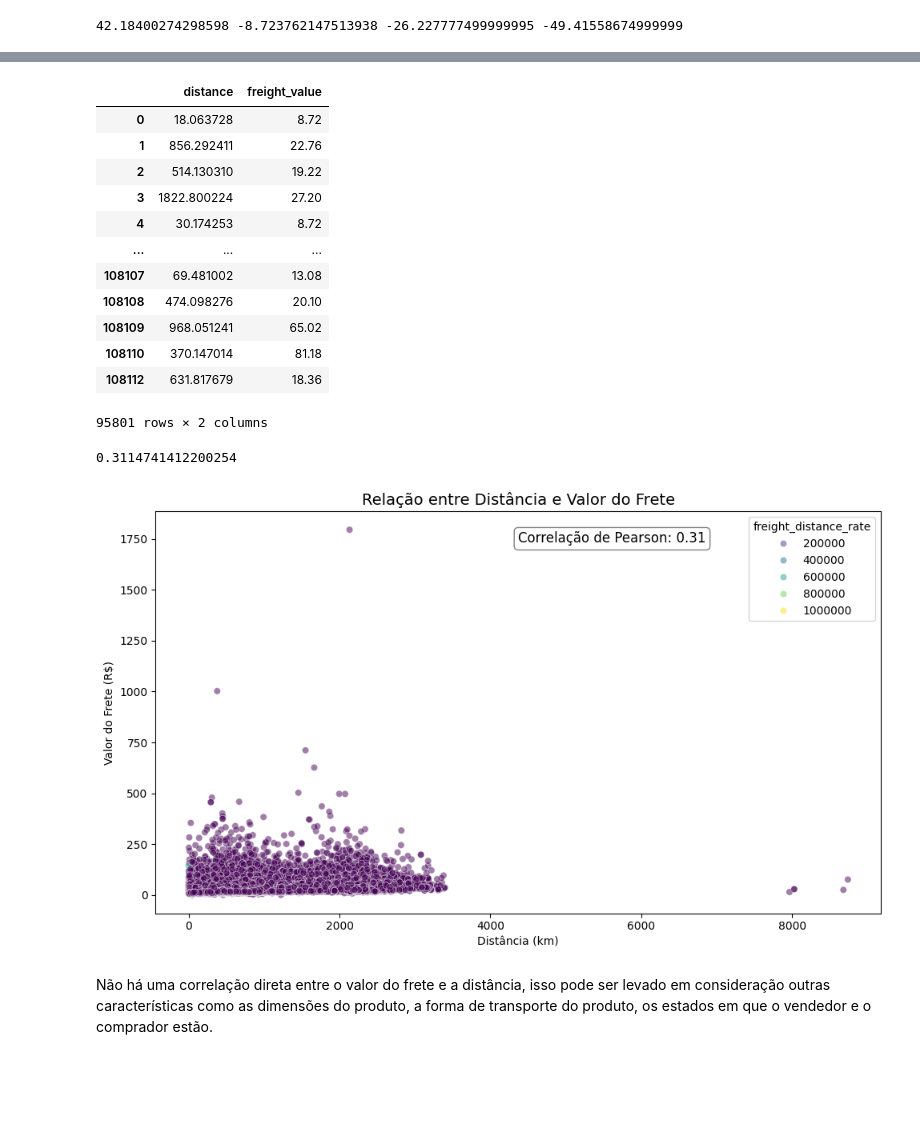
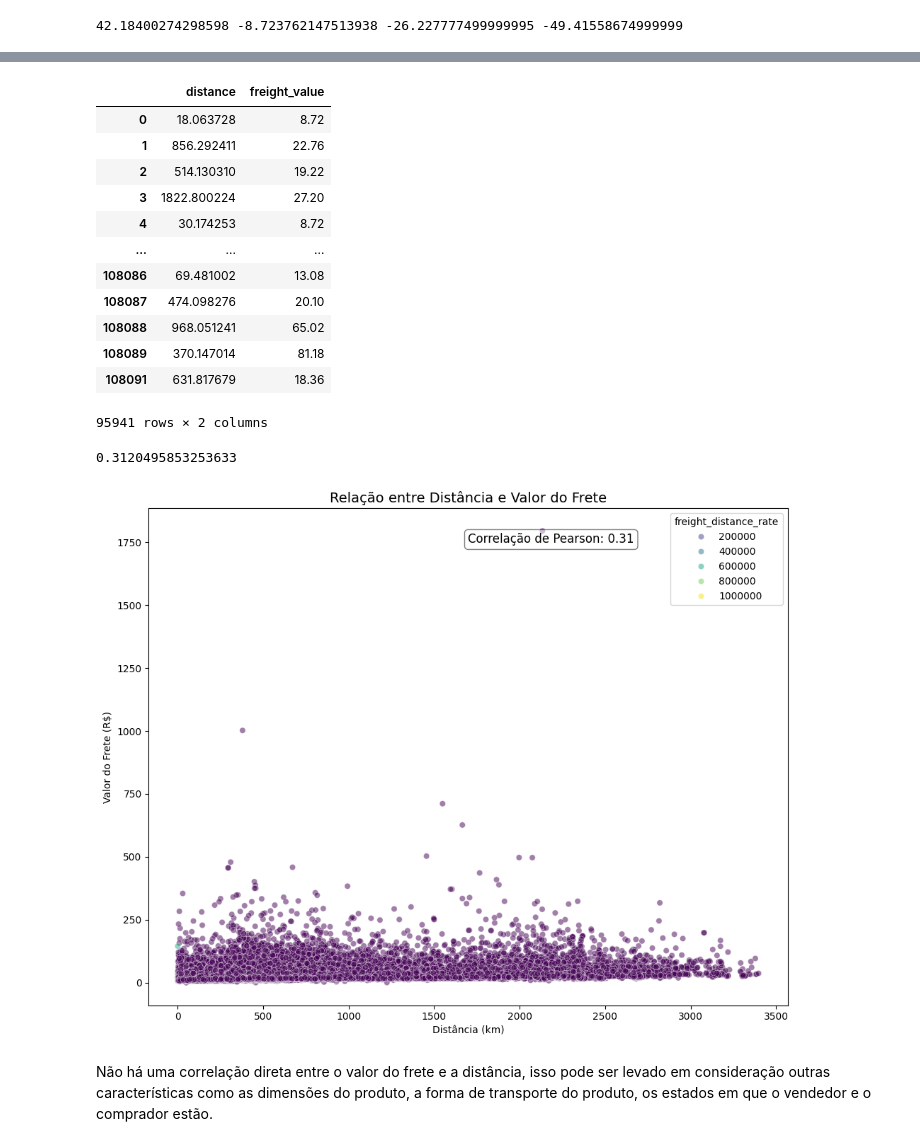
Before and after one commit to marcello10/triggo-ai-olist, a Jupyter notebook: analyses-olist.ipynb, the cells around one changed output, grey strips where cells are left out. Drawn from its saved outputs; the diff is of its cells as text; code cells hidden in the pictures; blank space fills up the shorter version.

```diff
--- a/analyses-olist.ipynb
+++ b/analyses-olist.ipynb
@@ -349,7 +349,3 @@ geolocation_state              0
 dtype: int64
 Número de linhas duplicados: 261831
 (False, True)
-# %%
-olist_geolocation_dataset['geolocation_lat'] = olist_geolocation_dataset['geolocation_lat'].astype("string")
-olist_geolocation_dataset['geolocation_lng'] = olist_geolocation_dataset['geolocation_lng'].astype("string")
-olist_geolocation_dataset.info()
@@ -938,6 +921,26 @@ df_order_customer_seller_id['distance'] = calculate_distance_earth(
     df_order_customer_seller_id['seller_lat'].values,
     df_order_customer_seller_id['seller_long'].values
 )
+# %%
+# Primeiro, converter as colunas para float
+df_order_customer_seller_id['customer_lat'] = df_order_customer_seller_id['customer_lat'].astype(float)
+df_order_customer_seller_id['customer_long'] = df_order_customer_seller_id['customer_long'].astype(float)
+df_order_customer_seller_id['seller_lat'] = df_order_customer_seller_id['seller_lat'].astype(float)
+df_order_customer_seller_id['seller_long'] = df_order_customer_seller_id['seller_long'].astype(float)
+
+# Coordenadas aproximadas do Brasil
+BRASIL_LAT_MIN = -33.75
+BRASIL_LAT_MAX = 5.27
+BRASIL_LON_MIN = -73.99
+BRASIL_LON_MAX = -34.79
+
+# Agora sim, filtrar coordenadas válidas
+df_order_customer_seller_id = df_order_customer_seller_id[
+    (df_order_customer_seller_id['customer_lat'].between(BRASIL_LAT_MIN, BRASIL_LAT_MAX)) &
+    (df_order_customer_seller_id['customer_long'].between(BRASIL_LON_MIN, BRASIL_LON_MAX)) &
+    (df_order_customer_seller_id['seller_lat'].between(BRASIL_LAT_MIN, BRASIL_LAT_MAX)) &
+    (df_order_customer_seller_id['seller_long'].between(BRASIL_LON_MIN, BRASIL_LON_MAX))
+]
 # %%
 df_freight_distance =  pd.merge(df_order_customer_seller_id,
                                 freight_order,on='order_id').drop_duplicates()
@@ -951,53 +954,53 @@ df_freight_distance[['distance','freight_value']]
 | 3 | 1822.800224 | 27.20 |
 | 4 | 30.174253 | 8.72 |
 | ... | ... | ... |
-| 108107 | 69.481002 | 13.08 |
-| 108108 | 474.098276 | 20.10 |
-| 108109 | 968.051241 | 65.02 |
-| 108110 | 370.147014 | 81.18 |
-| 108112 | 631.817679 | 18.36 |
+| 108086 | 69.481002 | 13.08 |
+| 108087 | 474.098276 | 20.10 |
+| 108088 | 968.051241 | 65.02 |
+| 108089 | 370.147014 | 81.18 |
+| 108091 | 631.817679 | 18.36 |
-95801 rows × 2 columns
+95941 rows × 2 columns
 # %%
 df_freight_distance_greater_zero = df_freight_distance[(df_freight_distance['freight_value']!=0) & (df_freight_distance['distance'] != 0)].reset_index(drop=True)
 # %%
 corr_freight_distance = df_freight_distance_greater_zero['distance'].corr(df_freight_distance_greater_zero['freight_value'])
 corr_freight_distance
 # %% [output]
-0.3114741412200254
+0.3120495853253633
 # %%
 freight_distance_rate = df_freight_distance_greater_zero.eval('freight_value/distance').rename('distance_freight_rate')
 # %%
 df_freight_distance_greater_zero['freight_distance_rate'] = freight_distance_rate
 # %%
-plt.figure(figsize=(10,6))
+plt.figure(figsize=(10,8))
 sns.scatterplot(
     data=df_freight_distance_greater_zero,
     x='distance',
     y='freight_value',
     hue='freight_distance_rate',
     alpha=0.5,
     palette='viridis'
 )
 
 # Título e rótulos
 plt.title('Relação entre Distância e Valor do Frete', fontsize=14)
 plt.xlabel('Distância (km)')
 plt.ylabel('Valor do Frete (R$)')
 
 # Correlação de Pearson no gráfico
 plt.text(
     0.50, 0.95,
     f'Correlação de Pearson: {corr_freight_distance:.2f}',
     transform=plt.gca().transAxes,
     fontsize=12,
     verticalalignment='top',
     bbox=dict(boxstyle='round', facecolor='white', alpha=0.5)
 )
 
 plt.tight_layout()
 plt.show()
 # %% [output]
-[figure, old version]
+[figure, new version]
 # %% [markdown]
 Não há uma correlação direta entre o valor do frete e a distância, isso pode ser levado em consideração outras características como as dimensões do produto, a forma de transporte do produto, os estados em que o vendedor e o comprador estão.
 # %% [markdown]
```
Also changed, not shown: parts of 23 cells of this notebook.
